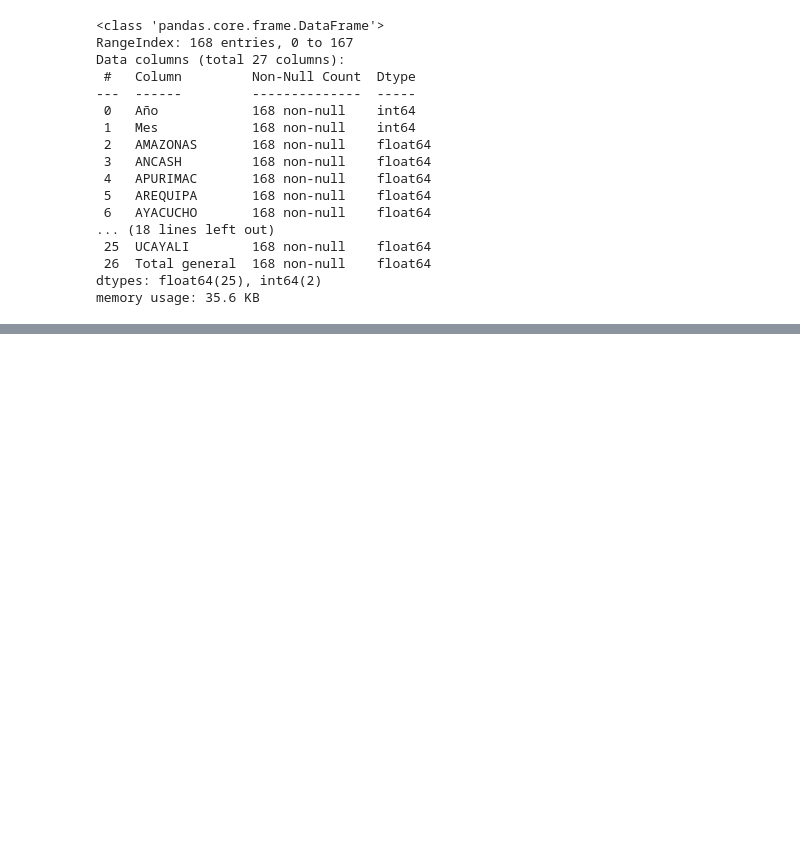
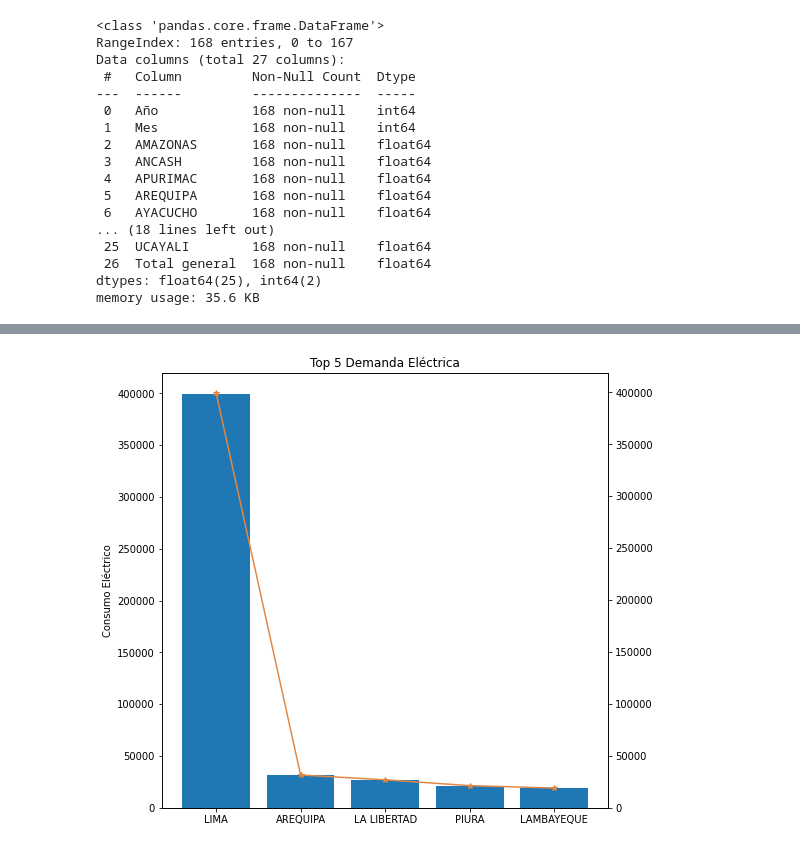
Before and after one commit to CristianVeloz0501/DMC, a Jupyter notebook: Analisis_consumo_EP.ipynb, the cells around one changed output, grey strips where cells are left out. Drawn from its saved outputs; the diff is of its cells as text; code cells hidden in the pictures; blank space fills up the shorter version.

```diff
--- a/Analisis_consumo_EP.ipynb
+++ b/Analisis_consumo_EP.ipynb
@@ -13,7 +13,7 @@ from sklearn.utils import shuffle
 from sklearn.model_selection import train_test_split
 from pandas.plotting import scatter_matrix
 # %%
-Data = pd.read_excel('/content/demanda electrica.xlsx')
+Data = pd.read_excel('demanda electrica.xlsx')
 # %%
 Data
 # %% [output]
@@ -110,0 +96,9 @@ Data.reset_index()
+# %%
+departamentos=[]
+for d in Data:
+    if (d!="Año") and (d!="Mes") and (d!="Total general"):
+        departamentos.append(d)
+# %%
+prom_depa=Data[departamentos].mean().reset_index().rename(columns={"index": "Departamentos", 0: "promedio"})
+prom_depa.sort_values(by="promedio", ascending=False, inplace=True)
+prom_depa.head()
@@ -110,0 +112,12 @@ Data.reset_index()
+# %%
+x=list(prom_depa["Departamentos"].head(5).values)
+y=list(prom_depa["promedio"].head(5).values)
+fig,ax=plt.subplots(figsize=(8,8))
+ax.bar(x,y)
+ax2=ax.twinx()
+ax2.plot(x,y, linewidth=1.5, color="#e28743", marker="*")
+ax.set_title("Top 5 Demanda Eléctrica")
+ax.set_ylabel("Consumo Eléctrico")
+plt.show()
+# %% [output]
+[figure, added]
```
Also changed, not shown: parts of 10 cells of this notebook.
